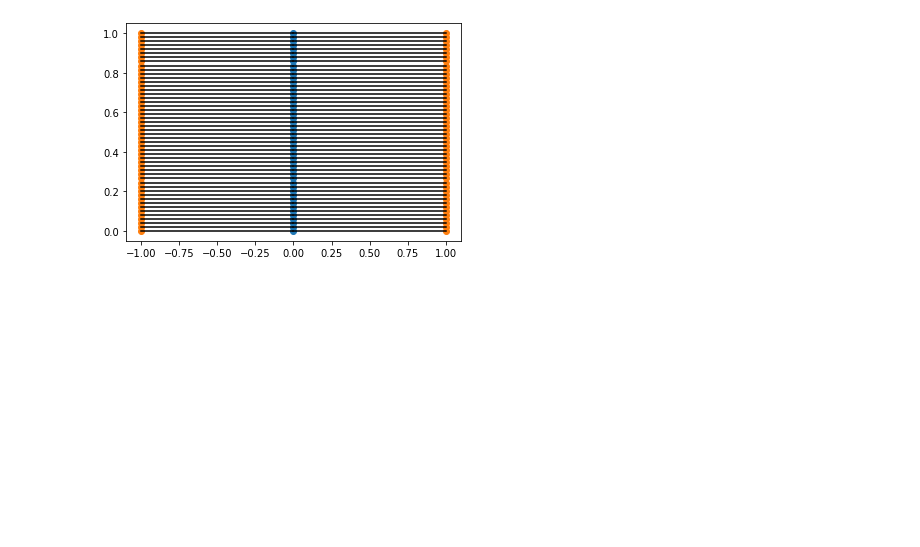
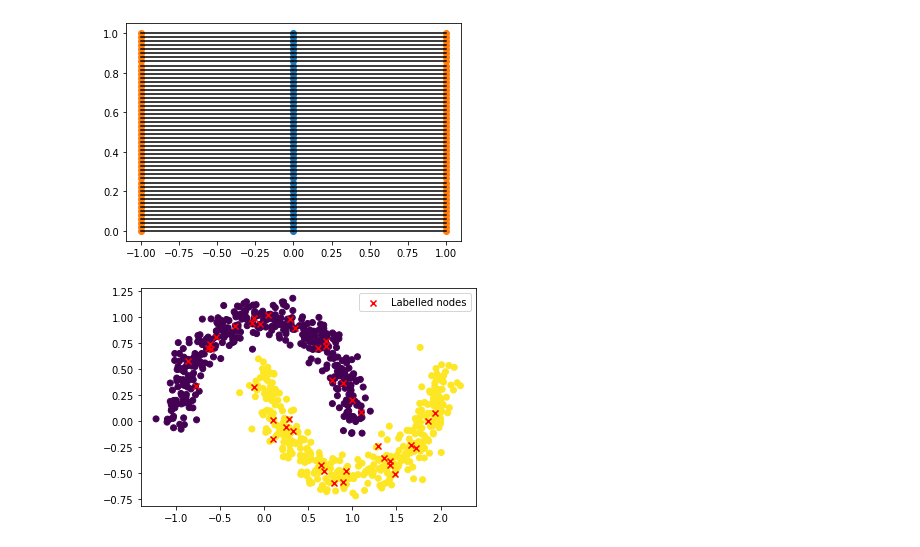
Before and after one commit to gstamatiou/optimal-classification, a Jupyter notebook: Optimal transport.ipynb, the cells around one changed output. Cells and saved outputs as stored; diff of their text form; code cells hidden in the pictures; blank space fills up the shorter version.

Commit message:
Add OT Two Moons

```diff
--- a/Optimal transport.ipynb
+++ b/Optimal transport.ipynb
@@ -50,3 +52,20 @@ plt.scatter(y[:, 0], y[:, 1])
 plt.show()
 # %% [output]
 [figure]
+# %%
+n = 400 # Number of samples per class
+lab_n = 20 # Number of labels per class
+
+# Generate data sets
+X, labels = datasets.make_moons(n_samples = (n, n), noise = 0.1, random_state=0) # Generate point clouds and labels
+train_ind = gl.trainsets.generate(labels, rate = lab_n, seed = 0) # Generate indices of "labeled" nodes
+labels = 2 * labels - 1 # Labels should be -1, 1 and not 0, 1
+train_labels = labels[train_ind]
+
+plt.scatter(X[:, 0], X[:, 1], c = labels)
+plt.scatter(X[train_ind, 0], X[train_ind, 1], color = 'red', marker = 'x', label = "Labelled nodes")
+
+plt.legend()
+plt.show()
+# %% [output]
+[figure, added]
```
Also changed, not shown: parts of 6 cells of this notebook.
